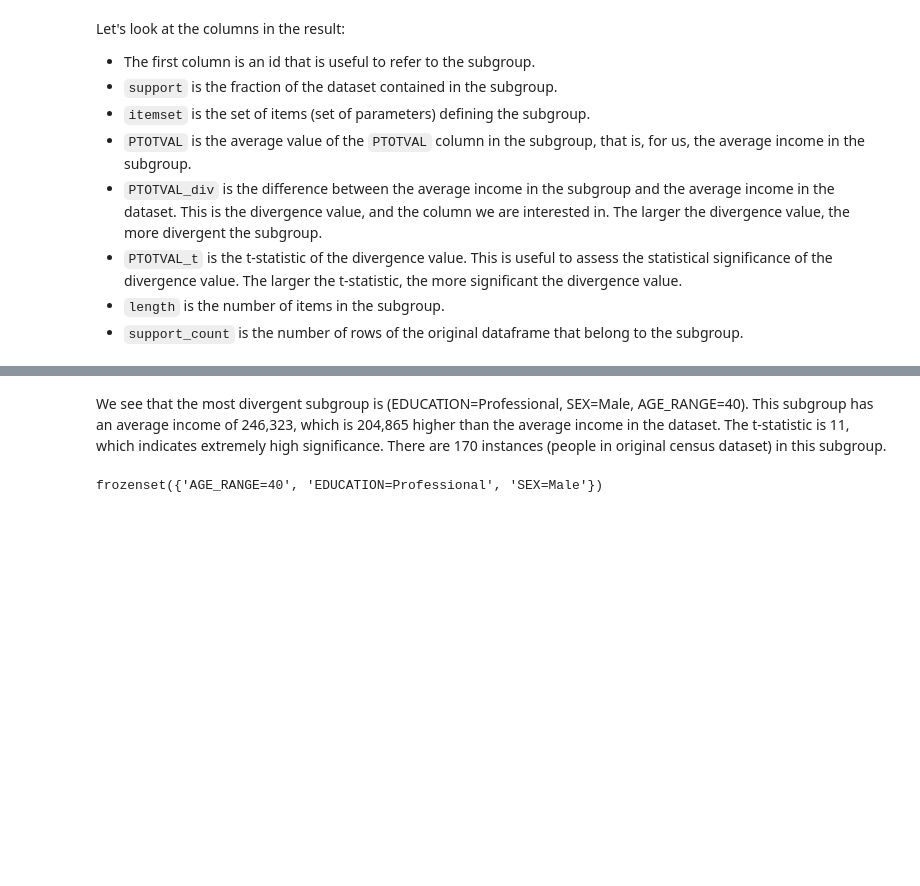
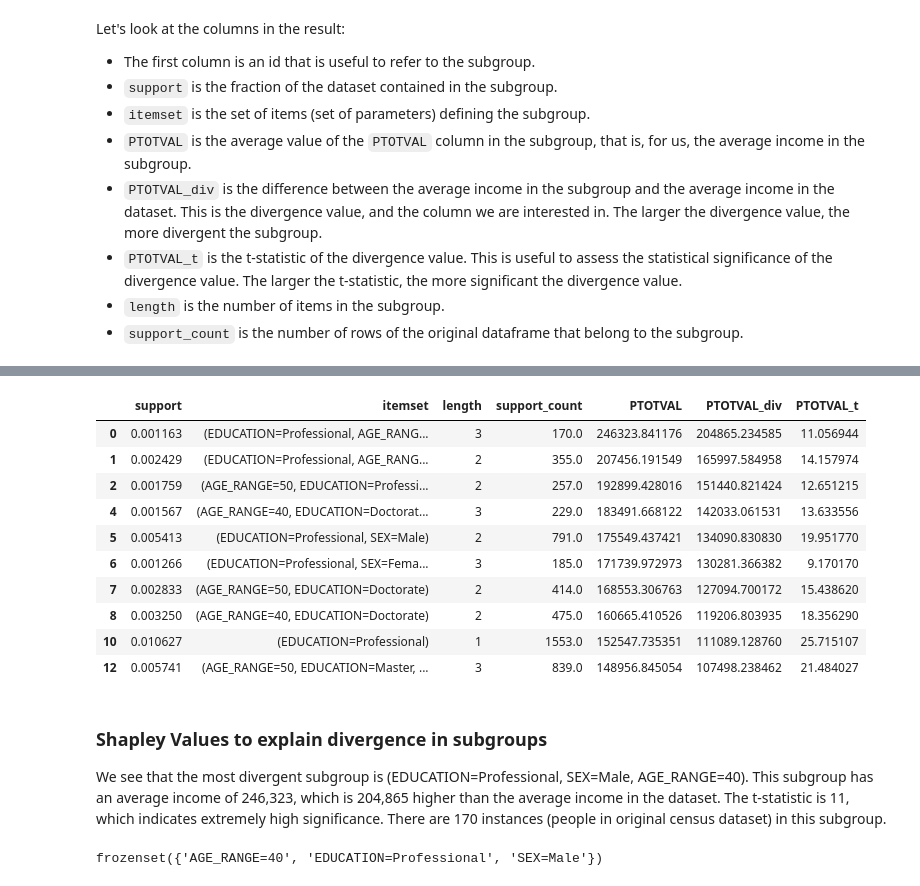
Before and after one commit to divexplorer/divexplorer, a Jupyter notebook: notebooks/DivExplorerExample.ipynb, the cells around one changed output, grey strips where cells are left out. Cells and saved outputs as stored; diff of their text form; code cells hidden in the pictures; blank space fills up the shorter version.

```diff
--- a/notebooks/DivExplorerExample.ipynb
+++ b/notebooks/DivExplorerExample.ipynb
@@ -82,4 +86,22 @@ Let's look at the columns in the result:
+# %%
+processor = DivergencePatternProcessor(subgroups, "PTOTVAL")
+df_pruned = processor.redundancy_pruning(th_redundancy=20000)
+df_pruned.head(10)
+# %% [output]
+|  | support | itemset | length | support_count | PTOTVAL | PTOTVAL_div | PTOTVAL_t |
+| 0 | 0.001163 | (EDUCATION=Professional, AGE_RANG... | 3 | 170.0 | 246323.841176 | 204865.234585 | 11.056944 |
+| 1 | 0.002429 | (EDUCATION=Professional, AGE_RANG... | 2 | 355.0 | 207456.191549 | 165997.584958 | 14.157974 |
+| 2 | 0.001759 | (AGE_RANGE=50, EDUCATION=Professi... | 2 | 257.0 | 192899.428016 | 151440.821424 | 12.651215 |
+| 4 | 0.001567 | (AGE_RANGE=40, EDUCATION=Doctorat... | 3 | 229.0 | 183491.668122 | 142033.061531 | 13.633556 |
+| 5 | 0.005413 | (EDUCATION=Professional, SEX=Male) | 2 | 791.0 | 175549.437421 | 134090.830830 | 19.951770 |
+| 6 | 0.001266 | (EDUCATION=Professional, SEX=Fema... | 3 | 185.0 | 171739.972973 | 130281.366382 | 9.170170 |
+| 7 | 0.002833 | (AGE_RANGE=50, EDUCATION=Doctorate) | 2 | 414.0 | 168553.306763 | 127094.700172 | 15.438620 |
+| 8 | 0.003250 | (AGE_RANGE=40, EDUCATION=Doctorate) | 2 | 475.0 | 160665.410526 | 119206.803935 | 18.356290 |
+| 10 | 0.010627 | (EDUCATION=Professional) | 1 | 1553.0 | 152547.735351 | 111089.128760 | 25.715107 |
+| 12 | 0.005741 | (AGE_RANGE=50, EDUCATION=Master, ... | 3 | 839.0 | 148956.845054 | 107498.238462 | 21.484027 |
 # %% [markdown]
+### Shapley Values to explain divergence in subgroups
+
 We see that the most divergent subgroup is (EDUCATION=Professional, SEX=Male, AGE_RANGE=40). This subgroup has an average income of 246,323, which is 204,865 higher than the average income in the dataset.  The t-statistic is 11, which indicates extremely high significance. There are 170 instances (people in original census dataset) in this subgroup.
 # %%
 pattern = subgroups['itemset'].iloc[0]
```
Also changed, not shown: parts of 13 cells of this notebook, 1 other file.
